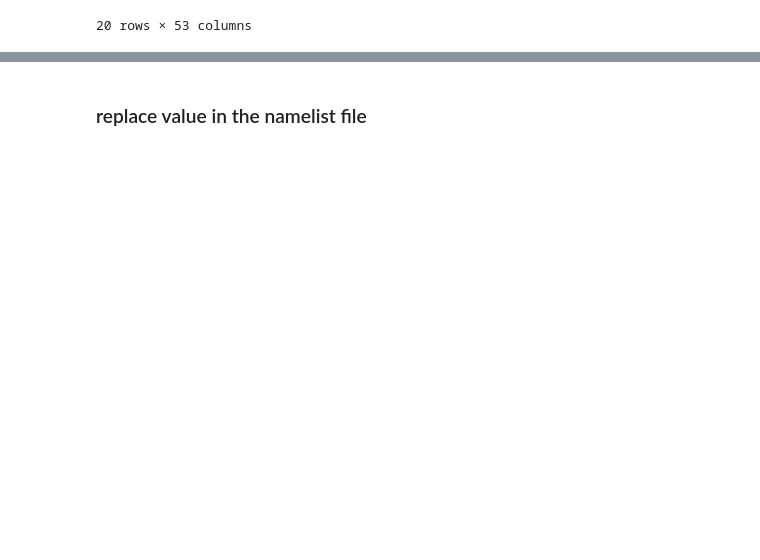
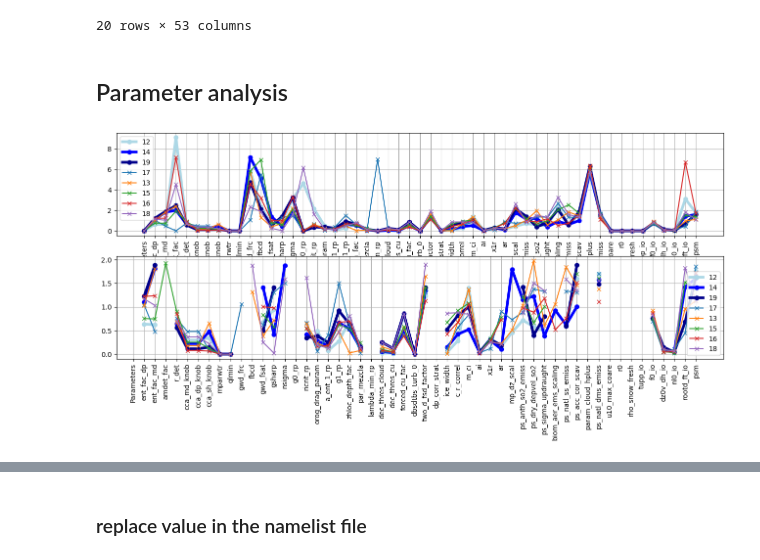
Before and after one commit to ars599/PPE, a Jupyter notebook: get_ppe_data_table_v1.ipynb, the cells around one changed output, grey strips where cells are left out. Saved outputs shown, nothing was run; the diff lists cells and outputs as text; code cells hidden in the pictures; blank space fills up the shorter version.

```diff
--- a/get_ppe_data_table_v1.ipynb
+++ b/get_ppe_data_table_v1.ipynb
@@ -85,3 +89,49 @@ ga7
 | 18 | 2884 | 1.226887 | 1.880578 | 2.472960 | 0.563854 | 0.114357 | 0.114357 | 0.148556 | ... |
 | 19 | 2914 | 0.466446 | 1.642883 | 9.738459 | 0.691793 | 0.157509 | 0.157509 | 0.340982 | ... |
 20 rows × 53 columns
+# %% [markdown]
+## Parameter analysis
+# %%
+from matplotlib import pyplot as plt
+plt.rcParams['figure.figsize'] = (16, 6)  # Default plot size
+row_12 = ga7.iloc[11]
+row_14 = ga7.iloc[13]
+row_19 = ga7.iloc[18]
+
+row_17 = ga7.iloc[16]
+row_13 = ga7.iloc[12]
+row_15 = ga7.iloc[14]
+row_16 = ga7.iloc[15]
+row_18 = ga7.iloc[17]
+
+# Apply division for elements higher than 1000
+plt.subplot(211)
+(row_12.apply(lambda x: x / 1000000 if x > 10 else x)).plot(label='12', lw=4, linestyle='-', color='lightblue', marker='o')
+(row_14.apply(lambda x: x / 1000000 if x > 10 else x)).plot(label='14', lw=4, linestyle='-', color='blue', marker='o')
+(row_19.apply(lambda x: x / 1000000 if x > 10 else x)).plot(label='19', lw=4, linestyle='-', color='darkblue', marker='o')
+
+(row_17.apply(lambda x: x / 1000000 if x > 10 else x)).plot(label='17', linestyle='-', marker='x')
+(row_13.apply(lambda x: x / 1000000 if x > 10 else x)).plot(label='13', linestyle='-', marker='x')
+(row_15.apply(lambda x: x / 1000000 if x > 10 else x)).plot(label='15', linestyle='-', marker='x')
+(row_16.apply(lambda x: x / 1000000 if x > 10 else x)).plot(label='16', linestyle='-', marker='x')
+(row_18.apply(lambda x: x / 1000000 if x > 10 else x)).plot(label='18', linestyle='-', marker='x')
+plt.legend(); plt.grid()
+plt.xticks(ticks=range(len(row_12)), labels=row_12.index, rotation=90);  # Show all x-axis labels
+
+from numpy import nan
+plt.subplot(212)
+(row_12.apply(lambda x: nan if abs(x) > 2 else x)).plot(label='12', lw=4, linestyle='-', color='lightblue', marker='o')
+(row_14.apply(lambda x: nan if abs(x) > 2 else x)).plot(label='14', lw=4, linestyle='-', color='blue', marker='o')
+(row_19.apply(lambda x: nan if abs(x) > 2 else x)).plot(label='19', lw=4, linestyle='-', color='darkblue', marker='o')
+
+(row_17.apply(lambda x: nan if abs(x) > 2 else x)).plot(label='17', linestyle='-', marker='x')
+(row_13.apply(lambda x: nan if abs(x) > 2 else x)).plot(label='13', linestyle='-', marker='x')
+(row_15.apply(lambda x: nan if abs(x) > 2 else x)).plot(label='15', linestyle='-', marker='x')
+(row_16.apply(lambda x: nan if abs(x) > 2 else x)).plot(label='16', linestyle='-', marker='x')
+(row_18.apply(lambda x: nan if abs(x) > 2 else x)).plot(label='18', linestyle='-', marker='x')
+plt.legend(); plt.grid()
+plt.xticks(ticks=range(len(row_12)), labels=row_12.index, rotation=90);  # Show all x-axis labels
+
+plt.savefig('ppe_parameters_v1.png', dpi=300)
+# %% [output]
+[figure, added]
```
Also changed, not shown: parts of 9 cells of this notebook.
